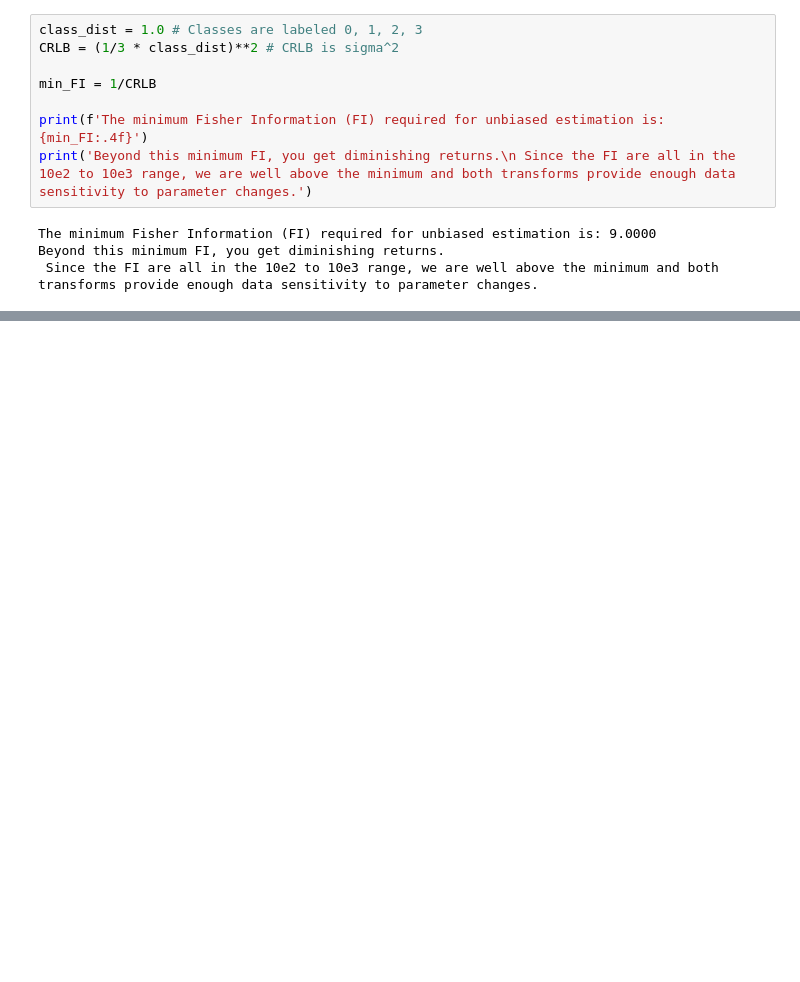
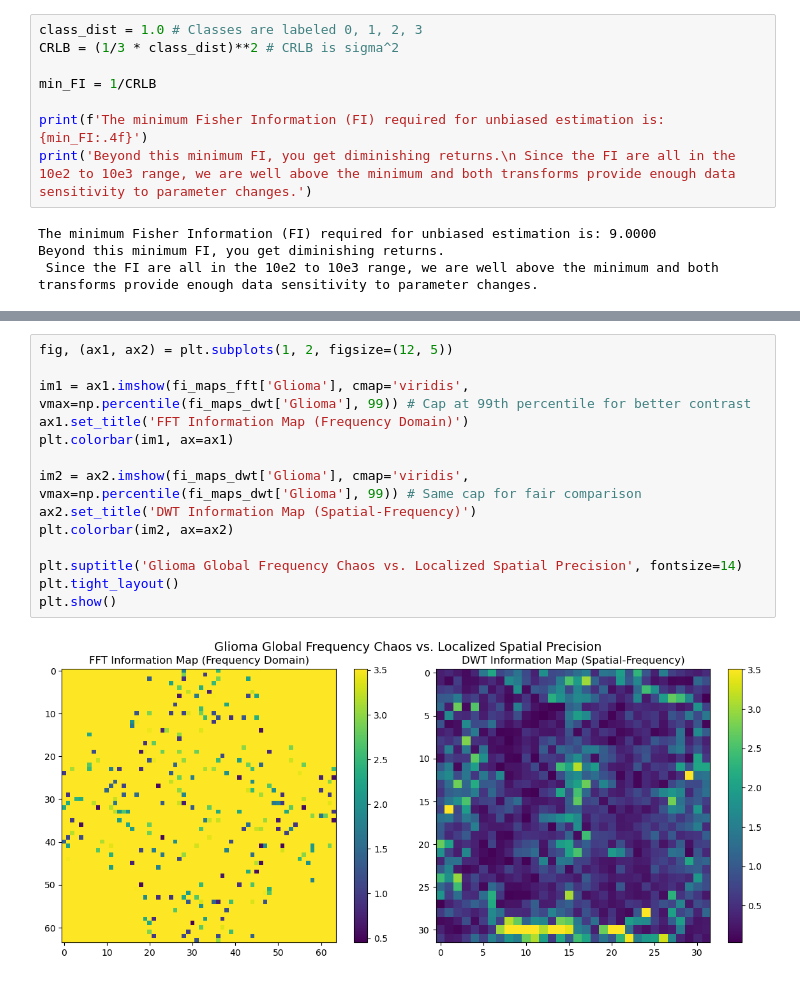
Before and after one commit to jetwidjaja96-cloud/MV, a Jupyter notebook: Fisher Information.ipynb, the cells around one changed output, grey strips where cells are left out. Saved outputs shown, nothing was run; the diff lists cells and outputs as text; blank space fills up the shorter version.

```diff
--- a/Fisher Information.ipynb
+++ b/Fisher Information.ipynb
@@ -516,0 +657,16 @@ plt.savefig('stability_score_plot.png')
+# %%
+fig, (ax1, ax2) = plt.subplots(1, 2, figsize=(12, 5))
+
+im1 = ax1.imshow(fi_maps_fft['Glioma'], cmap='viridis', vmax=np.percentile(fi_maps_dwt['Glioma'], 99)) # Cap at 99th percentile for better contrast
+ax1.set_title('FFT Information Map (Frequency Domain)')
+plt.colorbar(im1, ax=ax1)
+
+im2 = ax2.imshow(fi_maps_dwt['Glioma'], cmap='viridis', vmax=np.percentile(fi_maps_dwt['Glioma'], 99)) # Same cap for fair comparison
+ax2.set_title('DWT Information Map (Spatial-Frequency)')
+plt.colorbar(im2, ax=ax2)
+
+plt.suptitle('Glioma Global Frequency Chaos vs. Localized Spatial Precision', fontsize=14)
+plt.tight_layout()
+plt.show()
+# %% [output]
+[figure, added]
```
Also changed, not shown: parts of 18 cells of this notebook, 1 other file.
